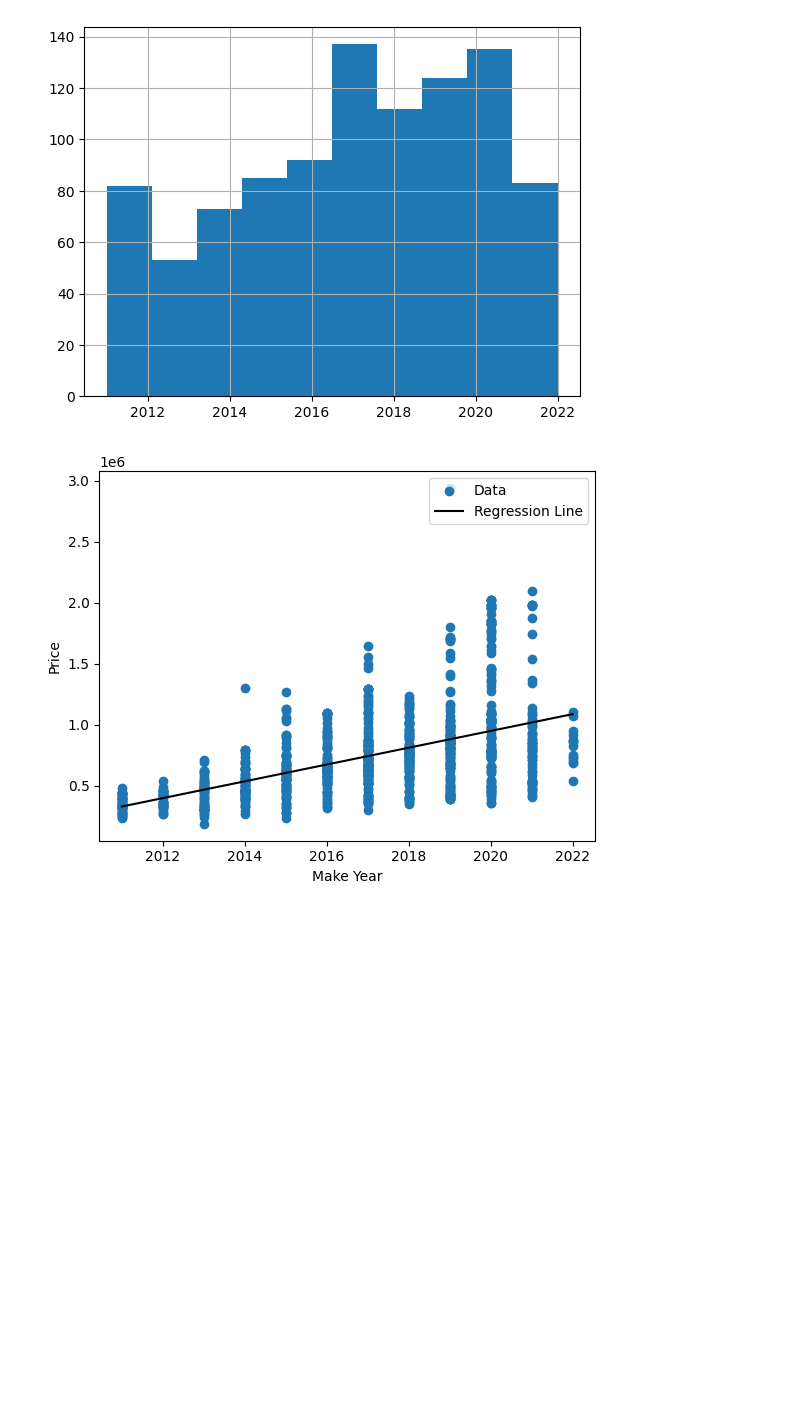
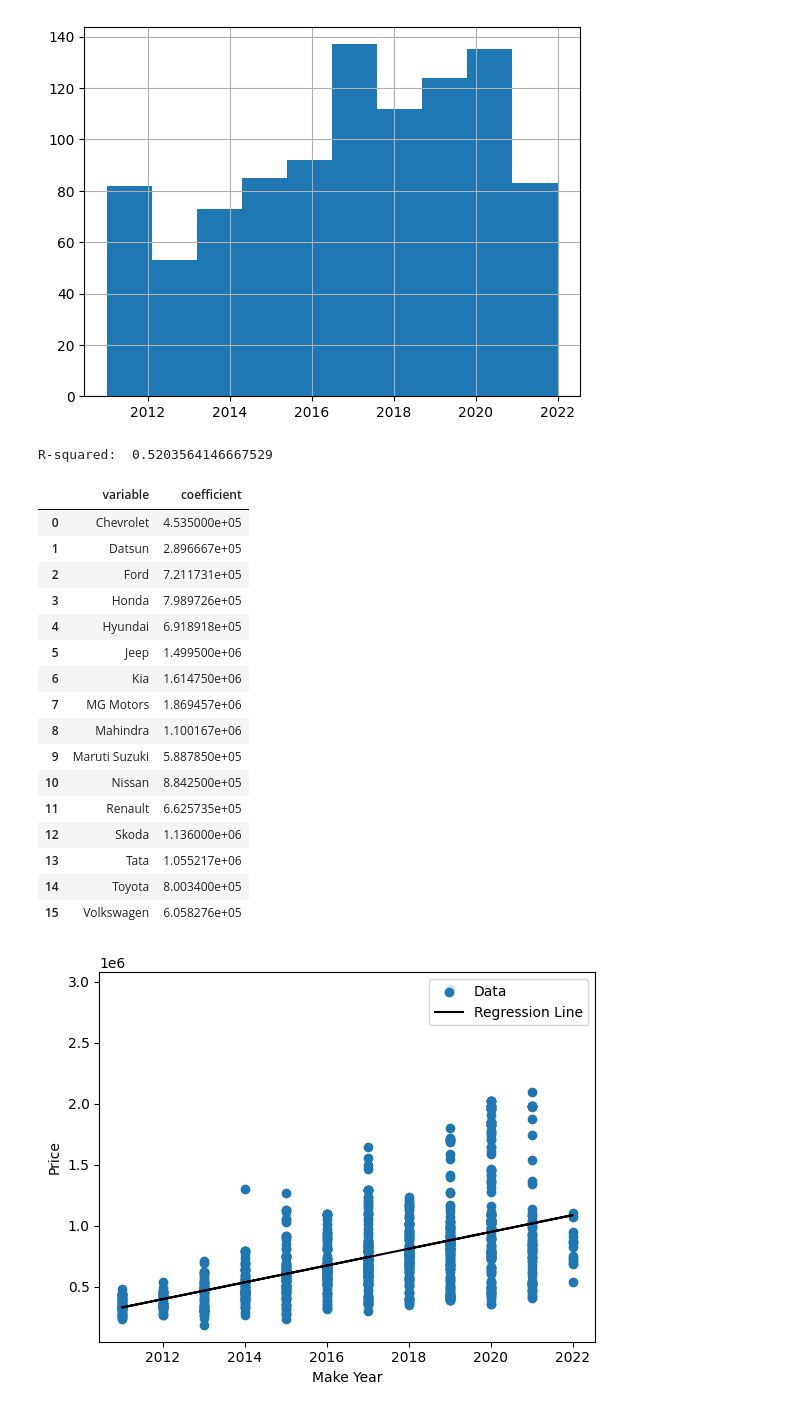
Before and after one commit to natalieassaad/linearRegression, a Jupyter notebook: 04_hedonic_pricing/04_hedonic_pricing.ipynb, the cells around one changed output. Saved outputs shown, nothing was run; the diff lists cells and outputs as text; code cells hidden in the pictures; blank space fills up the shorter version.

```diff
--- a/04_hedonic_pricing/04_hedonic_pricing.ipynb
+++ b/04_hedonic_pricing/04_hedonic_pricing.ipynb
@@ -106,6 +104,38 @@ results
 # 4. Build some simple linear models that include no transformations or interactions.
 # Fit them, and determine their RMSE and  𝑅2  on the both the training and test sets.
 # Which of your models does the best?
+# %%
+# Target Variable
+y = df['Price']
+
+# Brand Dummy:
+X_d = pd.get_dummies(df['Make'],dtype='int') # Create brand dummies
+
+# Regresion:
+from sklearn.linear_model import LinearRegression # Import linear regression model
+reg = LinearRegression(fit_intercept=False).fit(X_d, y) # Fit the linear model
+results = pd.DataFrame({'variable':reg.feature_names_in_, 'coefficient': reg.coef_}) # Regression coefficients
+print('R-squared: ', reg.score(X_d, y)) # R squared measure
+results
+# %% [output]
+R-squared:  0.5203564146667529
+|  | variable | coefficient |
+| 0 | Chevrolet | 4.535000e+05 |
+| 1 | Datsun | 2.896667e+05 |
+| 2 | Ford | 7.211731e+05 |
+| 3 | Honda | 7.989726e+05 |
+| 4 | Hyundai | 6.918918e+05 |
+| 5 | Jeep | 1.499500e+06 |
+| 6 | Kia | 1.614750e+06 |
+| 7 | MG Motors | 1.869457e+06 |
+| 8 | Mahindra | 1.100167e+06 |
+| 9 | Maruti Suzuki | 5.887850e+05 |
+| 10 | Nissan | 8.842500e+05 |
+| 11 | Renault | 6.625735e+05 |
+| 12 | Skoda | 1.136000e+06 |
+| 13 | Tata | 1.055217e+06 |
+| 14 | Toyota | 8.003400e+05 |
+| 15 | Volkswagen | 6.058276e+05 |
 # %%
 def slr(x,y): # Single Linear Regression Function
     x_bar = np.mean(x)
```
Also changed, not shown: parts of 1 cell of this notebook.
